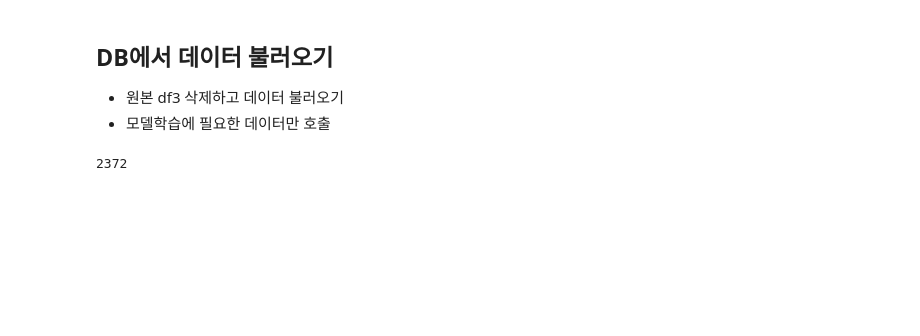
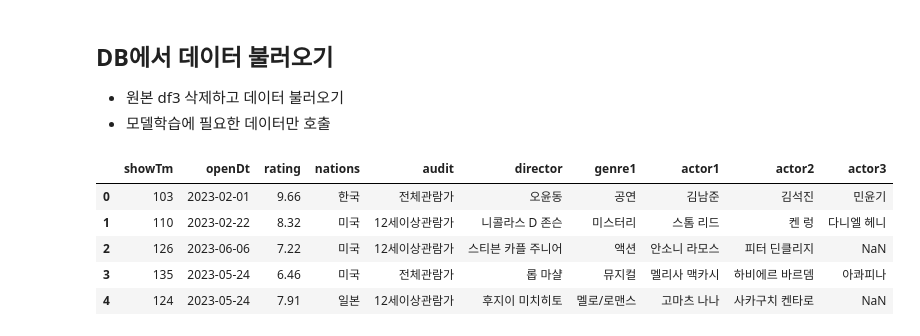
Before and after one commit to KHP95/section4-project, a Jupyter notebook: AI_18_박경훈_Section4.ipynb, the cells around one changed output. Saved outputs shown, nothing was run; the diff lists cells and outputs as text; code cells hidden in the pictures; blank space fills up the shorter version.

```diff
--- a/AI_18_박경훈_Section4.ipynb
+++ b/AI_18_박경훈_Section4.ipynb
@@ -241,8 +243,6 @@ df3 = get_movie_rating(df2)
 
 # df3.to_csv('to_db.csv', index=False, encoding='utf-8')
 # df3 = pd.read_csv('to_db.csv', encoding='utf-8')
-
-df3.openDt = df3.openDt.replace('', None)
 # %% [markdown]
 ## DB 저장
 * 도커로 psql db 컨테이너 생성(프로젝트 내의 폴더와 마운트)
@@ -411,16 +440,60 @@ db_bulk_insert(conn, cursor, df3)
 ## DB에서 데이터 불러오기
 * 원본 df3 삭제하고 데이터 불러오기
 * 모델학습에 필요한 데이터만 호출
-# %%
-# 기존 구성했던 df3 삭제
-del df3
-gc.collect()
-
-# SQL로 데이터 불러오기
-# 모델 학습에 필요한 X, y
-# X : showTm, OpenDt, rating, nations, audit, director, genre1, actor1, actor2, actor3 (10개)
-# y : audiAcc
-
-#
-# %% [output]
-2372
+# %%
+# 기존 구성했던 df3 삭제
+try:
+    del df3
+except:
+    pass
+finally:
+    gc.collect()
+
+# SQL로 데이터 불러오기
+# 모델 학습에 필요한 X, y
+# X : showTm, OpenDt, rating, nations, audit, director, genre1, actor1, actor2, actor3 (10개)
+# y : audiAcc
+
+#########################################################################
+def db_bulk_load(conn, cursor):
+    """
+    학습에 필요한 데이터를 전부 불러와서 X, y로 나눠주는 함수
+
+    args:
+        conn : connection 객체
+        cursor : cursor 객체
+
+    returns:
+        X : features
+        y : target (audiAcc)
+    """
+    cursor.execute("""
+    SELECT audiAcc, showTm, openDt, rating, nations, audit, director, g.genre1, a.actor1, a.actor2, a.actor3
+    FROM movie_info m
+    JOIN movie_genre g ON m.movieCd = g.movieCd
+    JOIN movie_actor a on m.movieCd = a.movieCd;
+    """)
+    col_name = ['audiAcc', 'showTm', 'openDt', 'rating', 'nations',\
+                'audit', 'director', 'genre1', 'actor1', 'actor2', 'actor3']
+    df = pd.DataFrame(cursor.fetchall(), columns=col_name)
+
+    y = df.audiAcc.copy()
+    X = df.drop(columns='audiAcc').copy()
+
+    return X, y
+#########################################################################
+
+X, y = db_bulk_load(conn, cursor)
+
+# db연결종료
+if conn.closed == 0:
+    conn.close()
+
+X.head(5)
+# %% [output]
+|  | showTm | openDt | rating | nations | audit | director | genre1 | actor1 | actor2 | actor3 |
+| 0 | 103 | 2023-02-01 | 9.66 | 한국 | 전체관람가 | 오윤동 | 공연 | 김남준 | 김석진 | 민윤기 |
+| 1 | 110 | 2023-02-22 | 8.32 | 미국 | 12세이상관람가 | 니콜라스 D 존슨 | 미스터리 | 스톰 리드 | 켄 렁 | 다니엘 헤니 |
+| 2 | 126 | 2023-06-06 | 7.22 | 미국 | 12세이상관람가 | 스티븐 카플 주니어 | 액션 | 안소니 라모스 | 피터 딘클리지 | NaN |
+| 3 | 135 | 2023-05-24 | 6.46 | 미국 | 전체관람가 | 롭 마샬 | 뮤지컬 | 멜리사 맥카시 | 하비에르 바르뎀 | 아콰피나 |
+| 4 | 124 | 2023-05-24 | 7.91 | 일본 | 12세이상관람가 | 후지이 미치히토 | 멜로/로맨스 | 고마츠 나나 | 사카구치 켄타로 | NaN |
```
Also changed, not shown: parts of 11 cells of this notebook, 3 other files.
